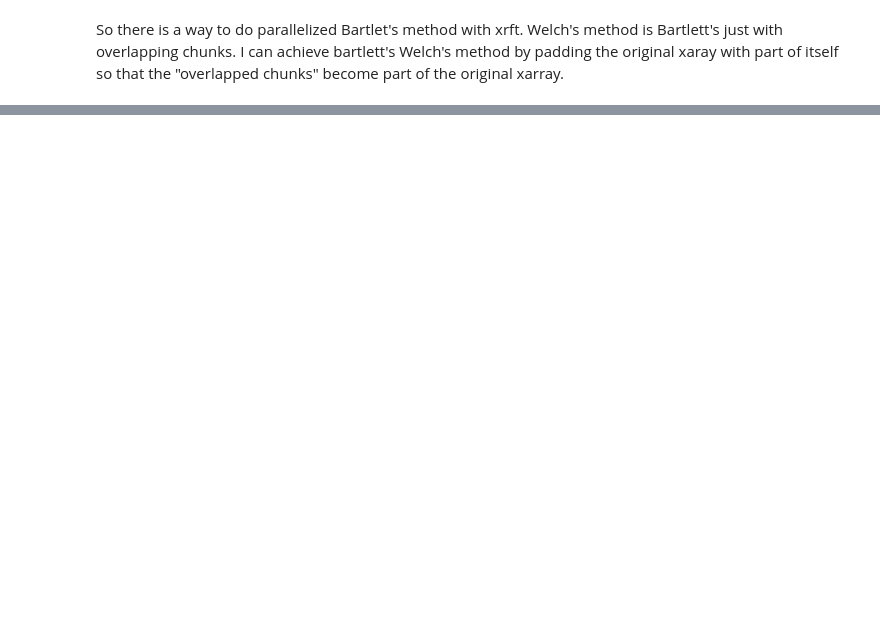
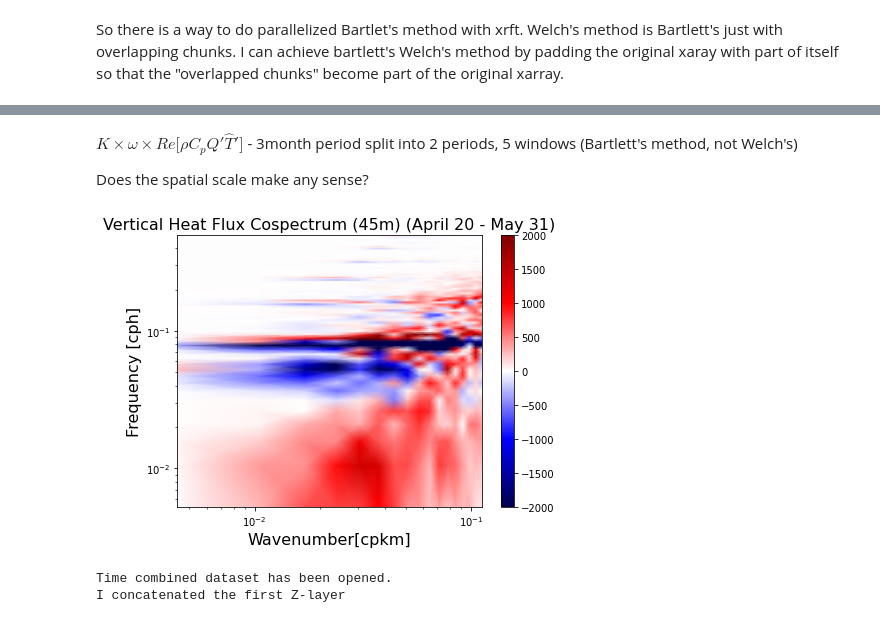
Before and after one commit to avik2007/CoupledOceAtmo, a Jupyter notebook: mit_geos_analysis/notebook18_theta_budget_spectra_hbl_analysis.ipynb, the cells around one changed output, grey strips where cells are left out. Drawn from its saved outputs; the diff is of its cells as text; code cells hidden in the pictures; blank space fills up the shorter version.

```diff
--- a/mit_geos_analysis/notebook18_theta_budget_spectra_hbl_analysis.ipynb
+++ b/mit_geos_analysis/notebook18_theta_budget_spectra_hbl_analysis.ipynb
@@ -1155,0 +1062,25 @@ En_Kom_bar_vp[1:-1].plot(xscale = 'log', yscale = 'log')
+# %% [markdown]
+$ K \times \omega \times Re\big[\rho C_p \hat{Q}' \hat{T}'\big]$ - 3month period split into 2 periods,  5 windows (Bartlett's method, not Welch's)
+
+Does the spatial scale make any sense?
+# %%
+%matplotlib inline
+from matplotlib.colors import LogNorm
+fig = plt.figure(figsize = (15,5))
+ax1 = fig.add_subplot(122)
+cs = plt.pcolormesh(kisop15_s, omp15_s, (Cp*rhoConst*1*Eisop15_s*kisop15_s[None,...]*omp15_s[...,None]), shading='gouraud', cmap='seismic')#, norm=LogNorm())
+ax1.set_yscale('log')
+ax1.set_xscale('log')
+plt.title(r'Vertical Heat Flux Cospectrum (45m) (April 20 - May 31)', size = 16)
+plt.xlabel(r'Wavenumber[cpkm]', size=16)
+plt.ylabel(r'Frequency [cph]', size = 16)
+plt.clim([-2000, 2000])
+plt.colorbar()
+plt.show()
+# %% [output]
+[figure, added]
+# %%
+T45 = getMITNCDataSet('/nobackup/amondal/NCData/20211116_QTprime_openocean_3month/', 'Theta', 45,45 )
+# %% [output]
+Time combined dataset has been opened.
+I concatenated the first Z-layer
```
Also changed, not shown: parts of 84 cells of this notebook, 4 other files.
